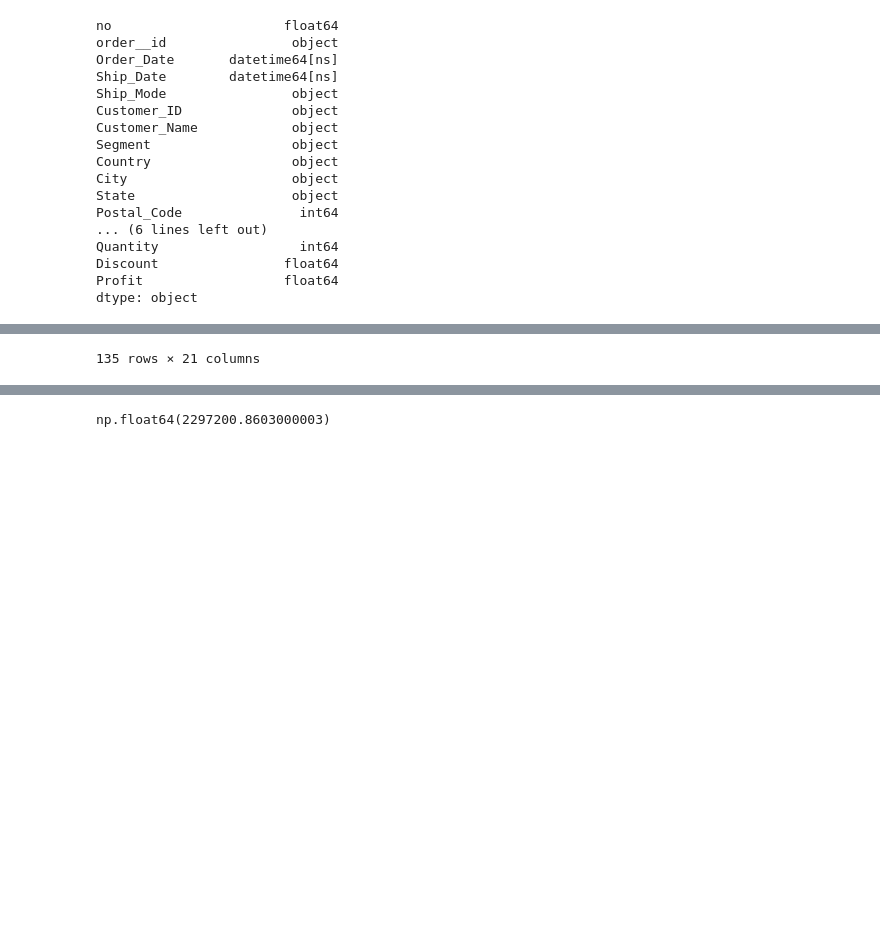
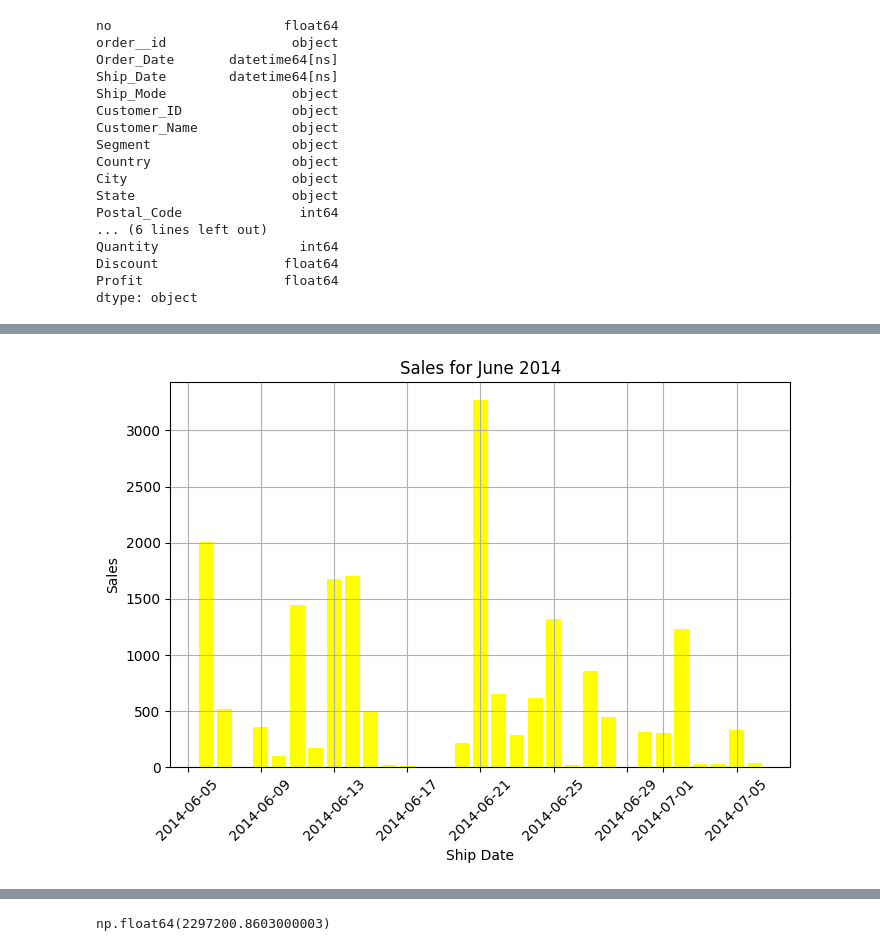
Before and after one commit to Akash05111998/NUMPY---PANDAS, a Jupyter notebook: Pandas Assignment/Pandas_assignment.ipynb, the cells around one changed output, grey strips where cells are left out. Drawn from its saved outputs; the diff is of its cells as text; code cells hidden in the pictures; blank space fills up the shorter version.

Commit message:
added matplotlib part in questions

```diff
--- a/Pandas Assignment/Pandas_assignment.ipynb
+++ b/Pandas Assignment/Pandas_assignment.ipynb
@@ -265,9 +270,23 @@ dtype: object
 # %%
 # 14. Find Records for June 2014
 
-ne['Order_Date']=pd.to_datetime(ne['Order_Date'])
-# june_2014=ne[(ne['Order_Date'] >= '2014-06-01') & (ne['Order_Date'] <= '2014-06-30')]
-june_2014=ne[(ne['Order_Date'].dt.month==6) & (ne['Order_Date'].dt.year==2014)]
+#ne['Order_Date']=pd.to_datetime(ne['Order_Date'])
+june_2014=ne[(ne['Order_Date'] >= '2014-06-01') & (ne['Order_Date'] <= '2014-06-30')]
+#june_2014=ne[(ne['Order_Date'].dt.month==6) & (ne['Order_Date'].dt.year==2014)]
+june_2014
 
-june_2014
+
+
+import matplotlib.pyplot as plt
+plt.figure(figsize=(8,5))
+plt.bar(june_2014['Ship_Date'], june_2014['Sales'], color='Yellow')
+plt.title('Sales for June 2014')
+plt.xlabel('Ship Date')
+plt.ylabel('Sales')
+plt.xticks(rotation=45)
+plt.grid(True)
+#plt.show()
+
+# print('Record of Jun Month')
+# display(ne_june_month)
 # %% [output]
@@ -291,4 +293,4 @@ june_2014
-135 rows × 21 columns
+[figure, added]
 # %%
 # 15. Calculate month wise average of profit.
 
```
Also changed, not shown: parts of 12 cells of this notebook.
